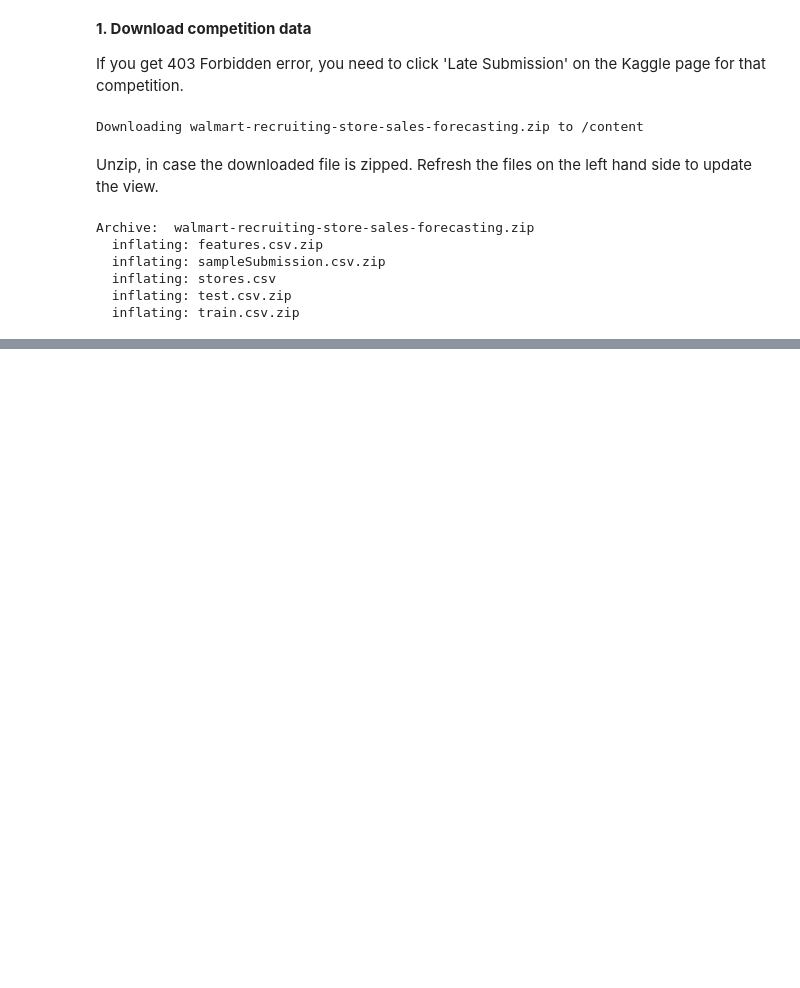
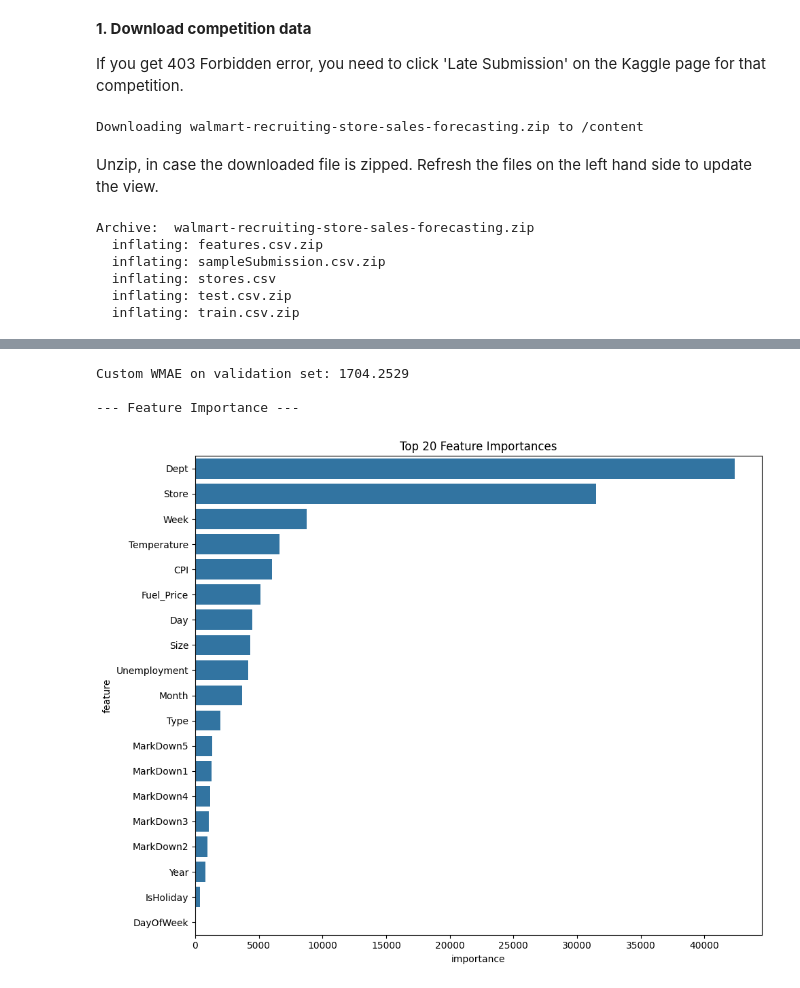
Before and after one commit to abarb2022/Walmart-Recruiting---Store-Sales-Forecasting, a Jupyter notebook: loading_kaggle_data_to_colab (1).ipynb, the cells around one changed output, grey strips where cells are left out. Drawn from its saved outputs; the diff is of its cells as text; code cells hidden in the pictures; blank space fills up the shorter version.

```diff
--- a/loading_kaggle_data_to_colab (1).ipynb
+++ b/loading_kaggle_data_to_colab (1).ipynb
@@ -99,0 +208,18 @@ features_df.head(100)
+# %%
+class CategoricalFeatureConverter(BaseEstimator, TransformerMixin):
+    """
+    Custom Transformer to convert specified columns to 'category' dtype
+    for LightGBM to handle them efficiently.
+    """
+    def __init__(self, categorical_cols=None):
+        self.categorical_cols = categorical_cols if categorical_cols is not None else ['Store', 'Dept', 'Type']
+
+    def fit(self, X, y=None):
+        return self
+
+    def transform(self, X):
+        X_copy = X.copy()
+        for col in self.categorical_cols:
+            if col in X_copy.columns:
+                X_copy[col] = X_copy[col].astype('category')
+        return X_copy
@@ -99,0 +350,27 @@ features_df.head(100)
+# %%
+
+# Custom WMAE evaluation function
+def weighted_mean_absolute_error(y_true, y_pred, weights):
+    return np.sum(weights * np.abs(y_true - y_pred)) / np.sum(weights)
+
+train_weights = np.where(X_val_split['IsHoliday'] == 1, 5, 1)
+
+val_predictions = model.predict(X_val_split)
+val_wmae = weighted_mean_absolute_error(y_val_split, val_predictions, train_weights)
+print(f"Custom WMAE on validation set: {val_wmae:.4f}")
+
+# --- Feature Importance Visualization ---
+print("\n--- Feature Importance ---")
+feature_importances = pd.DataFrame({'feature': X_train_split.columns, 'importance': model.feature_importances_})
+feature_importances = feature_importances.sort_values(by='importance', ascending=False)
+
+plt.figure(figsize=(10, 8))
+sns.barplot(x='importance', y='feature', data=feature_importances.head(20))
+plt.title('Top 20 Feature Importances')
+plt.tight_layout()
+plt.show()
+# %% [output]
+Custom WMAE on validation set: 1704.2529
+
+--- Feature Importance ---
+[figure, added]
```
Also changed, not shown: parts of 11 cells of this notebook.
